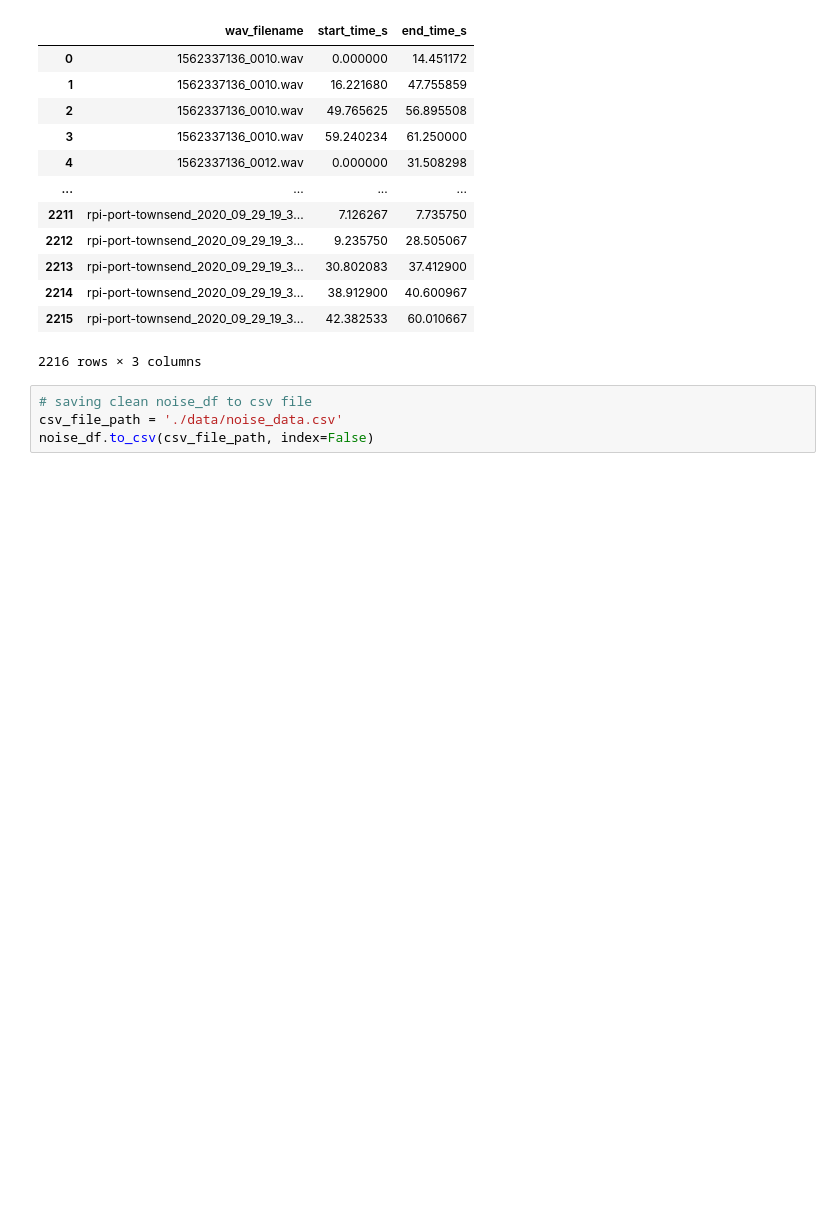
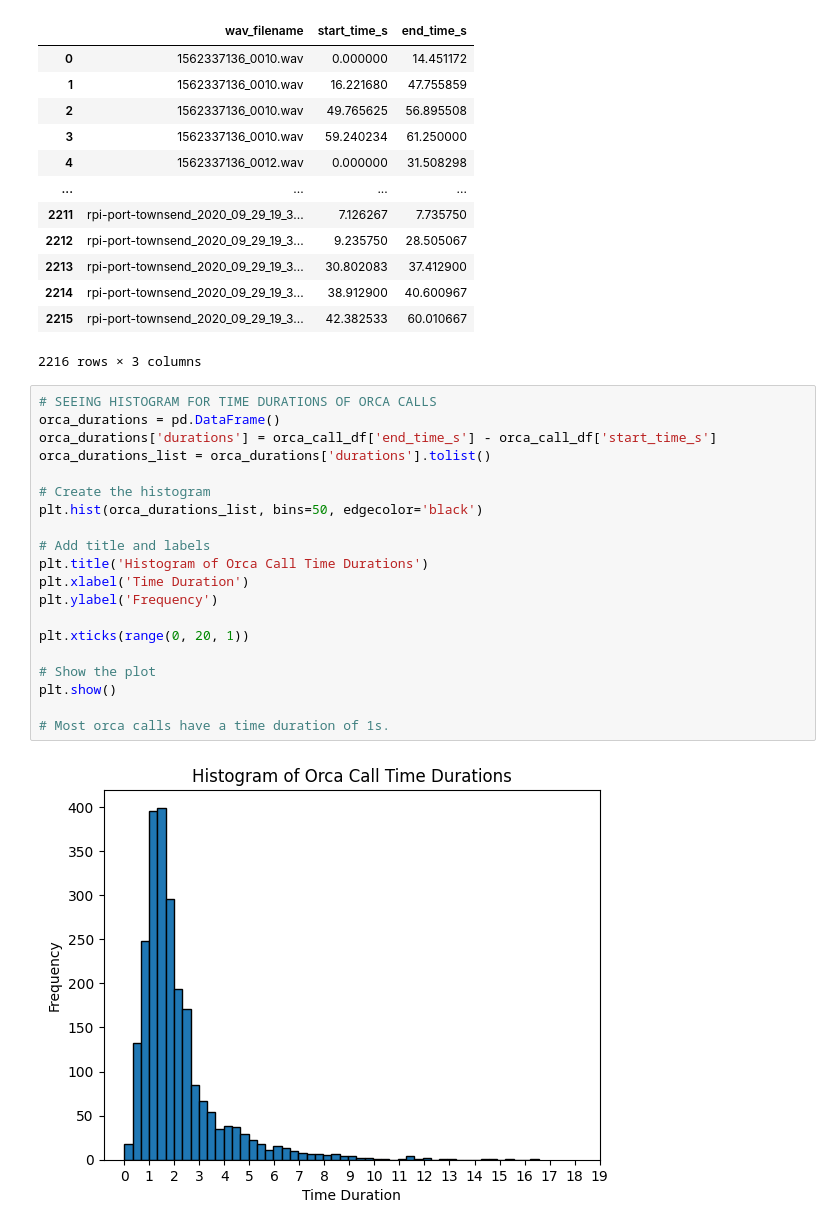
Before and after one commit to Denolle-Lab/OrcaSeis, a Jupyter notebook: data_cleaning.ipynb, the cells around one changed output. Drawn from its saved outputs; the diff is of its cells as text; blank space fills up the shorter version.

```diff
--- a/data_cleaning.ipynb
+++ b/data_cleaning.ipynb
@@ -250,7 +245,25 @@ noise_df
 | 2214 | rpi-port-townsend_2020_09_29_19_3... | 38.912900 | 40.600967 |
 | 2215 | rpi-port-townsend_2020_09_29_19_3... | 42.382533 | 60.010667 |
 2216 rows × 3 columns
-# %%
-# saving clean noise_df to csv file
-csv_file_path = './data/noise_data.csv'
-noise_df.to_csv(csv_file_path, index=False)
+# %%
+# SEEING HISTOGRAM FOR TIME DURATIONS OF ORCA CALLS
+orca_durations = pd.DataFrame()
+orca_durations['durations'] = orca_call_df['end_time_s'] - orca_call_df['start_time_s']
+orca_durations_list = orca_durations['durations'].tolist()
+
+# Create the histogram
+plt.hist(orca_durations_list, bins=50, edgecolor='black')
+
+# Add title and labels
+plt.title('Histogram of Orca Call Time Durations')
+plt.xlabel('Time Duration')
+plt.ylabel('Frequency')
+
+plt.xticks(range(0, 20, 1))
+
+# Show the plot
+plt.show()
+
+# Most orca calls have a time duration of 1s.
+# %% [output]
+[figure, added]
```
Also changed, not shown: parts of 11 cells of this notebook, 2 other files.
